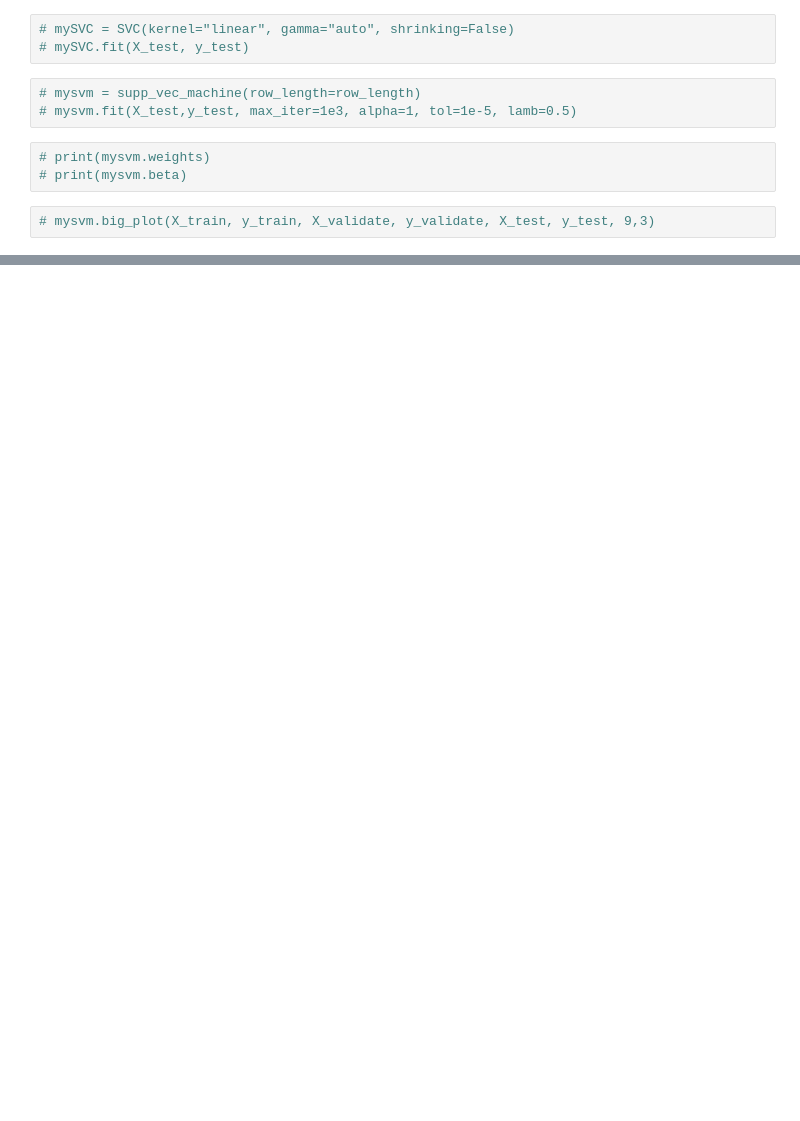
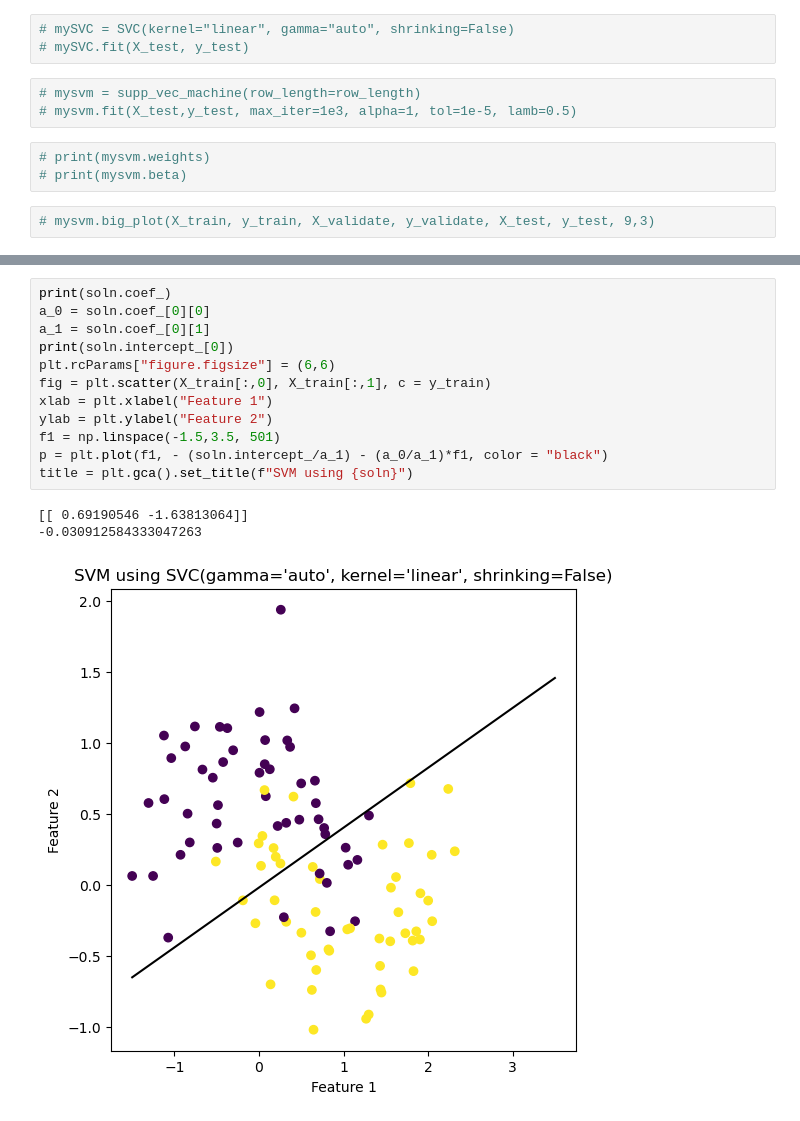
Before and after one commit to Xianzhiwang1/Leet-Code-Project, a Jupyter notebook: posts/blog-01-svm/svm_test.ipynb, the cells around one changed output, grey strips where cells are left out. Drawn from its saved outputs; the diff is of its cells as text; blank space fills up the shorter version.

```diff
--- a/posts/blog-01-svm/svm_test.ipynb
+++ b/posts/blog-01-svm/svm_test.ipynb
@@ -75 +68,17 @@ labels=plt.gca().set(xlabel="Feature 1", ylabel="Feature 2")
+# %%
+print(soln.coef_)
+a_0 = soln.coef_[0][0]
+a_1 = soln.coef_[0][1]
+print(soln.intercept_[0])
+plt.rcParams["figure.figsize"] = (6,6)
+fig = plt.scatter(X_train[:,0], X_train[:,1], c = y_train)
+xlab = plt.xlabel("Feature 1")
+ylab = plt.ylabel("Feature 2")
+f1 = np.linspace(-1.5,3.5, 501)
+p = plt.plot(f1, - (soln.intercept_/a_1) - (a_0/a_1)*f1, color = "black")
+title = plt.gca().set_title(f"SVM using {soln}")
+# %% [output]
+[[ 0.69190546 -1.63813064]]
+-0.030912584333047263
+[figure, added]
 # %%
```
Also changed, not shown: parts of 16 cells of this notebook, 25 other files.
